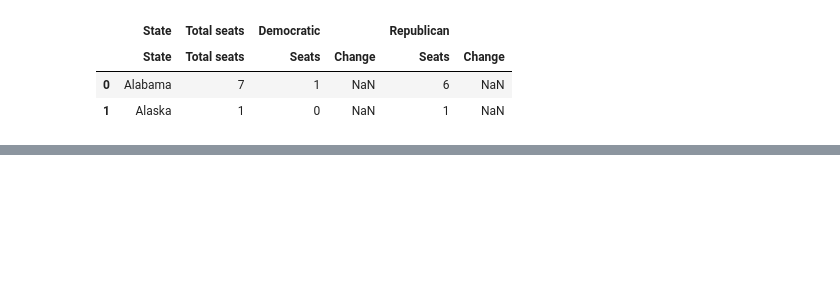
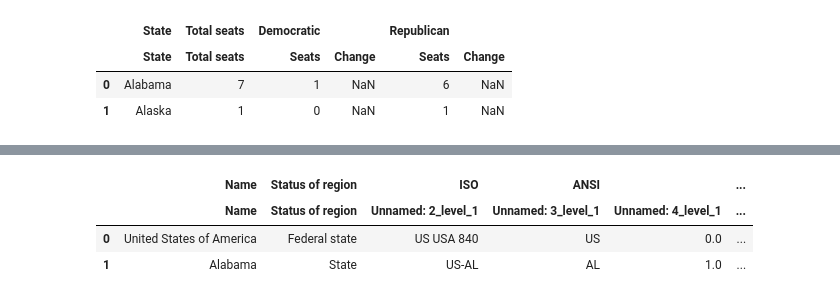
Before and after one commit to nss-data-science-cohort-8/open-secrets-reeses, a Jupyter notebook: notebook/cat_gomez_og.ipynb, the cells around one changed output, grey strips where cells are left out. Cells and saved outputs as stored; diff of their text form; code cells hidden in the pictures; blank space fills up the shorter version.

Commit message:
scrape table from wiki st abbr page into notebook

```diff
--- a/notebook/cat_gomez_og.ipynb
+++ b/notebook/cat_gomez_og.ipynb
@@ -193,3 +199,12 @@ wiki_rep_df.head(2)
 # %%
 # https://en.wikipedia.org/wiki/List_of_U.S._state_and_territory_abbreviations
 # for state abbr
+# scrape wiki page - data strings from there and use those strings to interpolate the url through
+
+wiki_st_url = 'https://en.wikipedia.org/wiki/List_of_U.S._state_and_territory_abbreviations'
+
+r = requests.get(wiki_st_url)
+wiki_st_soup = BeautifulSoup(r.text, features="html.parser")
+
+table_html_st_wiki = str(wiki_st_soup.find('table', attrs={'class':['wikitable sortable sticky-table-head', 'sticky-table-coll', 'mw-datatable', 'jquery-tablesorter']}))
+HTML(table_html_st_wiki)
@@ -195,0 +213,10 @@ wiki_rep_df.head(2)
+# %%
+# reformat table as a df
+
+wiki_st_df = pd.read_html(io.StringIO(str(table_html_st_wiki)))[0]
+wiki_st_df.head(2)
+# %% [output]
+|  | Name | Status of region | ISO | ANSI |  | ... |
+|  | Name | Status of region | Unnamed: 2_level_1 | Unnamed: 3_level_1 | Unnamed: 4_level_1 | ... |
+| 0 | United States of America | Federal state | US USA 840 | US | 0.0 | ... |
+| 1 | Alabama | State | US-AL | AL | 1.0 | ... |
```
Also changed, not shown: parts of 5 cells of this notebook.
